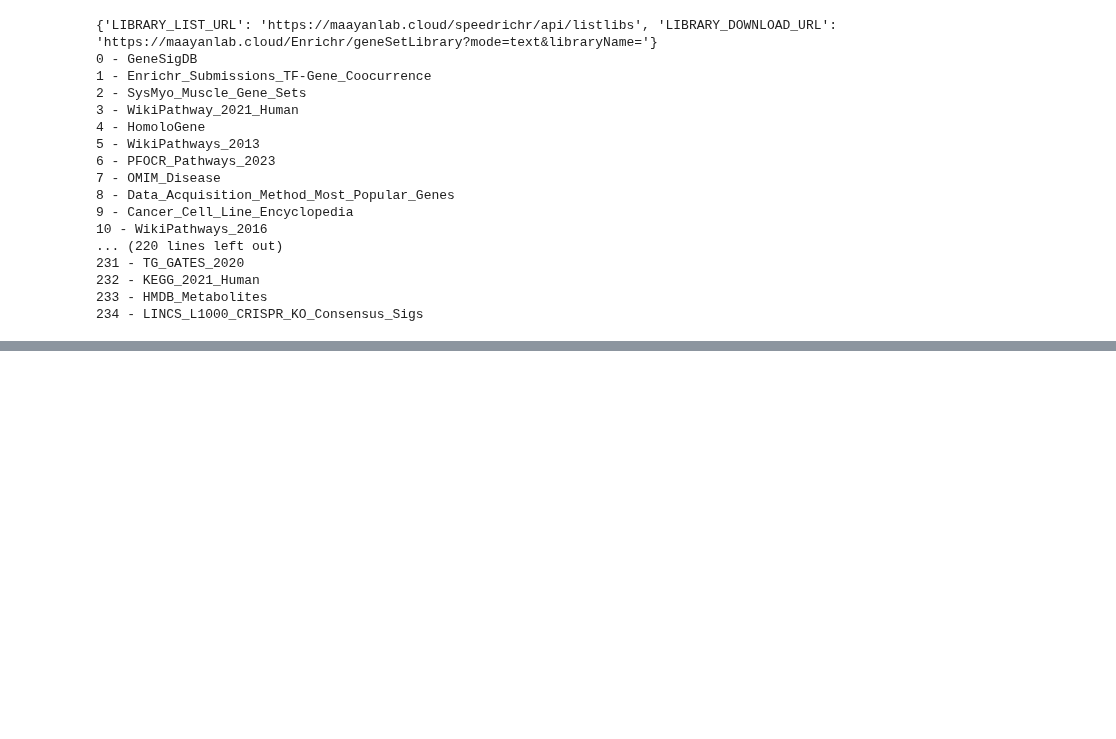
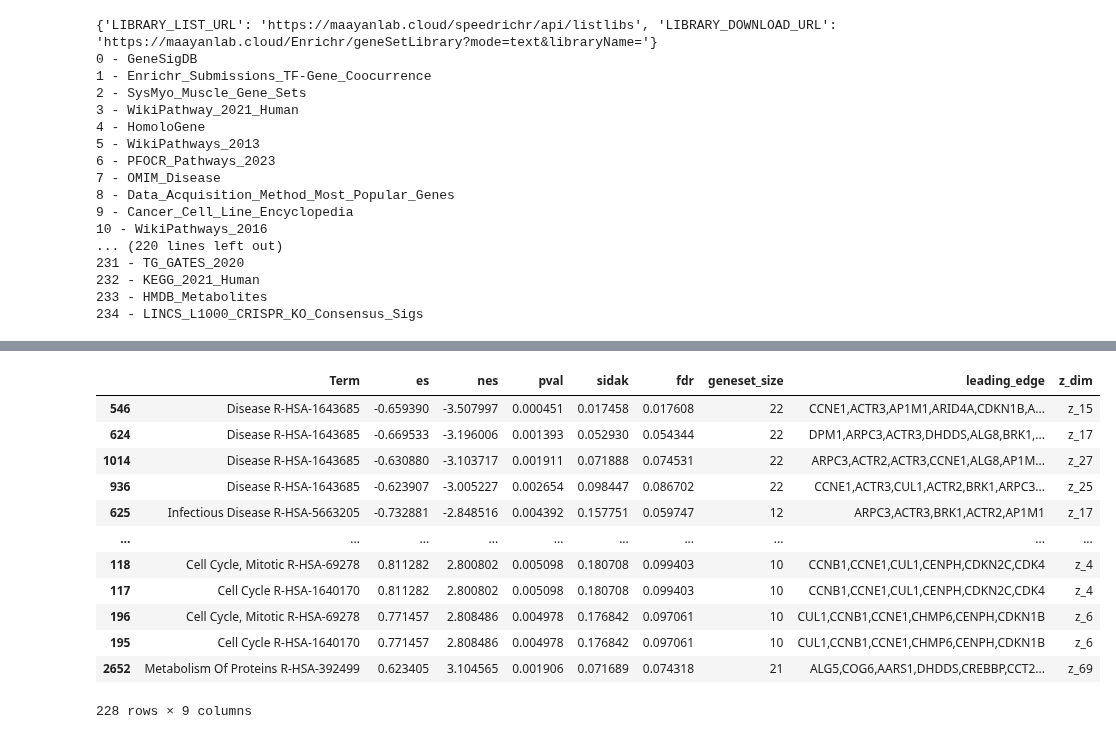
Before and after one commit to WayScience/gene_dependency_representations, a Jupyter notebook: 3.analysis/2.gene_set_enrichment_analysis.ipynb, the cells around one changed output, grey strips where cells are left out. Drawn from its saved outputs; the diff is of its cells as text; code cells hidden in the pictures; blank space fills up the shorter version.

```diff
--- a/3.analysis/2.gene_set_enrichment_analysis.ipynb
+++ b/3.analysis/2.gene_set_enrichment_analysis.ipynb
@@ -151,3 +177,19 @@ significant_gsea_df.sort_values(by='nes', ascending = True)
+# %%
+significant_peds.sort_values(by='nes', ascending = True)
+# %% [output]
+|  | Term | es | nes | pval | sidak | fdr | geneset_size | leading_edge | z_dim |
+| 546 | Disease R-HSA-1643685 | -0.659390 | -3.507997 | 0.000451 | 0.017458 | 0.017608 | 22 | CCNE1,ACTR3,AP1M1,ARID4A,CDKN1B,A... | z_15 |
+| 624 | Disease R-HSA-1643685 | -0.669533 | -3.196006 | 0.001393 | 0.052930 | 0.054344 | 22 | DPM1,ARPC3,ACTR3,DHDDS,ALG8,BRK1,... | z_17 |
+| 1014 | Disease R-HSA-1643685 | -0.630880 | -3.103717 | 0.001911 | 0.071888 | 0.074531 | 22 | ARPC3,ACTR2,ACTR3,CCNE1,ALG8,AP1M... | z_27 |
+| 936 | Disease R-HSA-1643685 | -0.623907 | -3.005227 | 0.002654 | 0.098447 | 0.086702 | 22 | CCNE1,ACTR3,CUL1,ACTR2,BRK1,ARPC3... | z_25 |
+| 625 | Infectious Disease R-HSA-5663205 | -0.732881 | -2.848516 | 0.004392 | 0.157751 | 0.059747 | 12 | ARPC3,ACTR3,BRK1,ACTR2,AP1M1 | z_17 |
+| ... | ... | ... | ... | ... | ... | ... | ... | ... | ... |
+| 118 | Cell Cycle, Mitotic R-HSA-69278 | 0.811282 | 2.800802 | 0.005098 | 0.180708 | 0.099403 | 10 | CCNB1,CCNE1,CUL1,CENPH,CDKN2C,CDK4 | z_4 |
+| 117 | Cell Cycle R-HSA-1640170 | 0.811282 | 2.800802 | 0.005098 | 0.180708 | 0.099403 | 10 | CCNB1,CCNE1,CUL1,CENPH,CDKN2C,CDK4 | z_4 |
+| 196 | Cell Cycle, Mitotic R-HSA-69278 | 0.771457 | 2.808486 | 0.004978 | 0.176842 | 0.097061 | 10 | CUL1,CCNB1,CCNE1,CHMP6,CENPH,CDKN1B | z_6 |
+| 195 | Cell Cycle R-HSA-1640170 | 0.771457 | 2.808486 | 0.004978 | 0.176842 | 0.097061 | 10 | CUL1,CCNB1,CCNE1,CHMP6,CENPH,CDKN1B | z_6 |
+| 2652 | Metabolism Of Proteins R-HSA-392499 | 0.623405 | 3.104565 | 0.001906 | 0.071689 | 0.074318 | 21 | ALG5,COG6,AARS1,DHDDS,CREBBP,CCT2... | z_69 |
+228 rows × 9 columns
 # %%
 # Define cut-offs
 lfc_cutoff = 0.584
```
Also changed, not shown: parts of 9 cells of this notebook, 4 other files.
